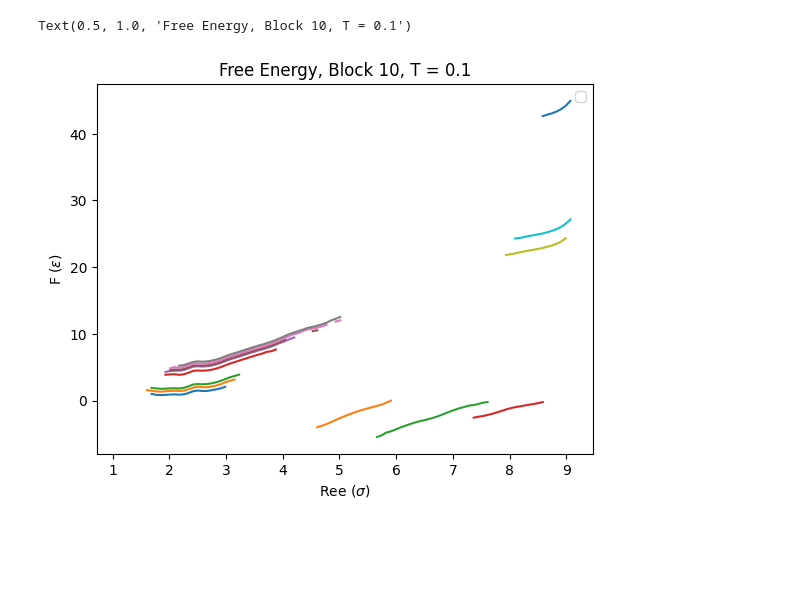
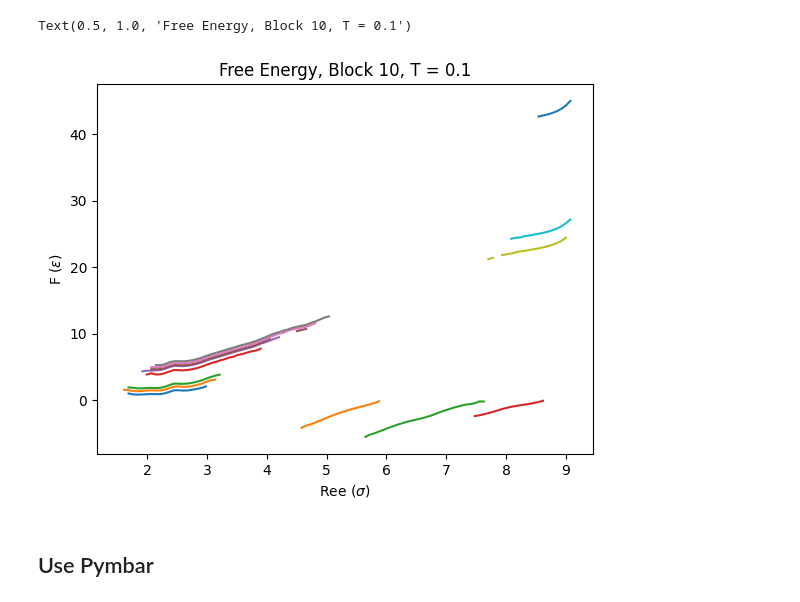
Before and after one commit to VagrantHyp/Code, a Jupyter notebook: MBAR.ipynb, the cells around one changed output. Drawn from its saved outputs; the diff is of its cells as text; code cells hidden in the pictures; blank space fills up the shorter version.

```diff
--- a/MBAR.ipynb
+++ b/MBAR.ipynb
@@ -42,9 +55,19 @@ def segRee(D, Atom_Type):
 # %%
 #Define bin size and domain of order parameter
 bin = 100
-domain = [1, 9.11]
+domain = [1.5, 9.11]
 rang = np.linspace(domain[0], domain[1], bin + 1)
 xh = (rang[:-1]+rang[1:])/2
+# %%
+cTau = np.array([]) #Collect correlation time for each simulation
+samples = []
+for i in range(3, 14):
+    D = segRee(CGT01.ParsedRee[i], 'Hydrophobic')
+    samples.append(D.flatten())
+
+    #Get correlation time
+    mRee = np.mean(D, axis = 1)
+    cTau = np.append(cTau, ComputeTauC(mRee))
 # %%
 #Umbrella Sampling
 paths = [
@@ -56,8 +79,6 @@ paths = [
 R = [6, 8, 8.5]
 k = [2, 1, 2]
 i = 0
-
-R_samples = []
 
 F_umbrella = np.empty((0,bin))
 
@@ -110,17 +131,10 @@ for path in paths:
     Type3 = Type3[:,:,3:6]
 
     dX = Type2-Type3
-    dX.shape
     Ree = np.linalg.norm(dX, axis = 2)
-    Ree = Ree[5:,:] #Assume equilibrium after this
-    R_samples.append(Ree)
-    prob = np.histogram(Ree,bins=rang)[0]
-    F = -0.1*np.log(prob)-k[i]*(xh-R[i])**2
-    plt.plot(xh, F, label = f'Umbrella R = {R[i]}')
-    i+=1
-    F_umbrella = np.append(F_umbrella, [F], axis = 0)
+    Ree = Ree[10:,:] #Assume equilibrium after this
+    samples.append(Ree.flatten())
 
-plt.legend()
-plt.title('Umbrella sampling of Hydrophobic segments')
-plt.xlabel("Ree ($\sigma$)")
-plt.ylabel("F ($\epsilon$)")
+    #Get correlation time
+    mRee = np.mean(Ree, axis = 1)
+    cTau = np.append(cTau, ComputeTauC(mRee))
@@ -130,23 +141,25 @@ Text(0, 0.5, 'F ($\\epsilon$)')
 # %%
 #Find simulations with phase coexistence
 Hphobic = np.empty((0,bin))
 
-for i in range(3, 14):
-    f = CGT01.f[i]
-    D = segRee(CGT01.ParsedRee[i], 'Hydrophobic').flatten()
+for i in range(11):
+    f = CGT01.f[i+3]
+    D = samples[i]
     prob = np.histogram(D,bins=rang)[0]
     F = -0.1*np.log(prob)+f*xh
     plt.plot(xh, F)
     Hphobic = np.append(Hphobic, [F], axis = 0)
 
-for F in F_umbrella:
+for i in range(3):
+    D = samples[i+11]
+    prob = np.histogram(D,bins=rang)[0]
+    F = -0.1*np.log(prob)-k[i]*(xh-R[i])**2
     plt.plot(xh, F)
     Hphobic = np.append(Hphobic, [F], axis = 0)
 
-plt.legend()
 plt.xlabel("Ree ($\sigma$)")
 plt.ylabel("F ($\epsilon$)")
 plt.title('Free Energy, Block 10, T = 0.1')
 # %% [output]
 Text(0.5, 1.0, 'Free Energy, Block 10, T = 0.1')
-[figure, old version]
+[figure, new version]
@@ -162 +166,3 @@ samples.append(R_samples[2].flatten())
+# %% [markdown]
+## Use Pymbar
 # %%
```
Also changed, not shown: parts of 20 cells of this notebook, 4 other files.
